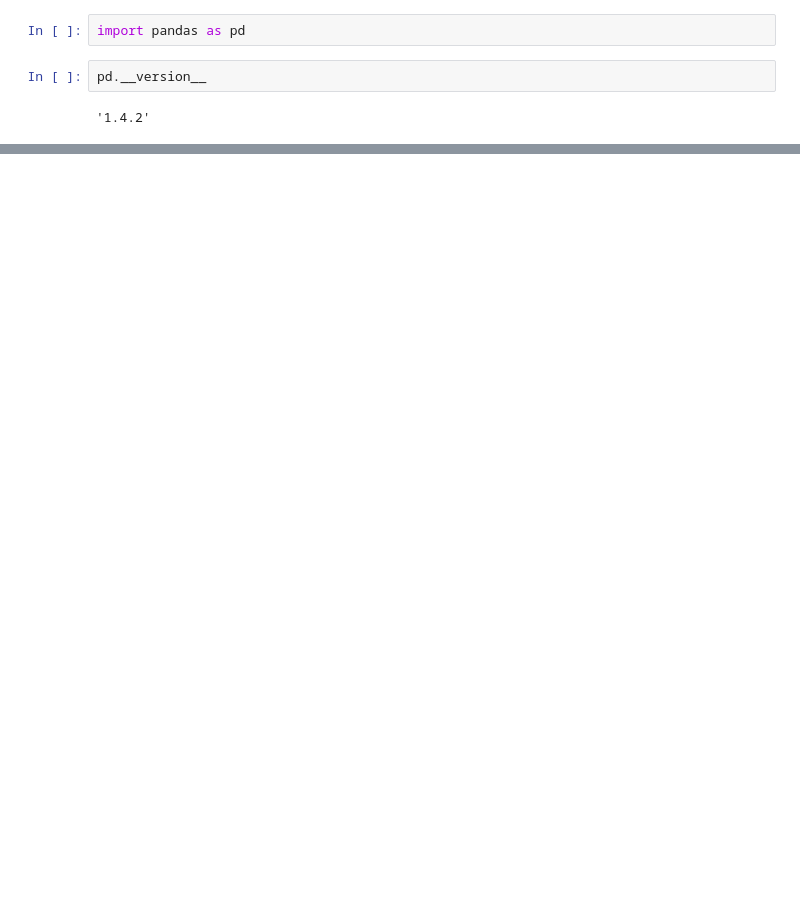
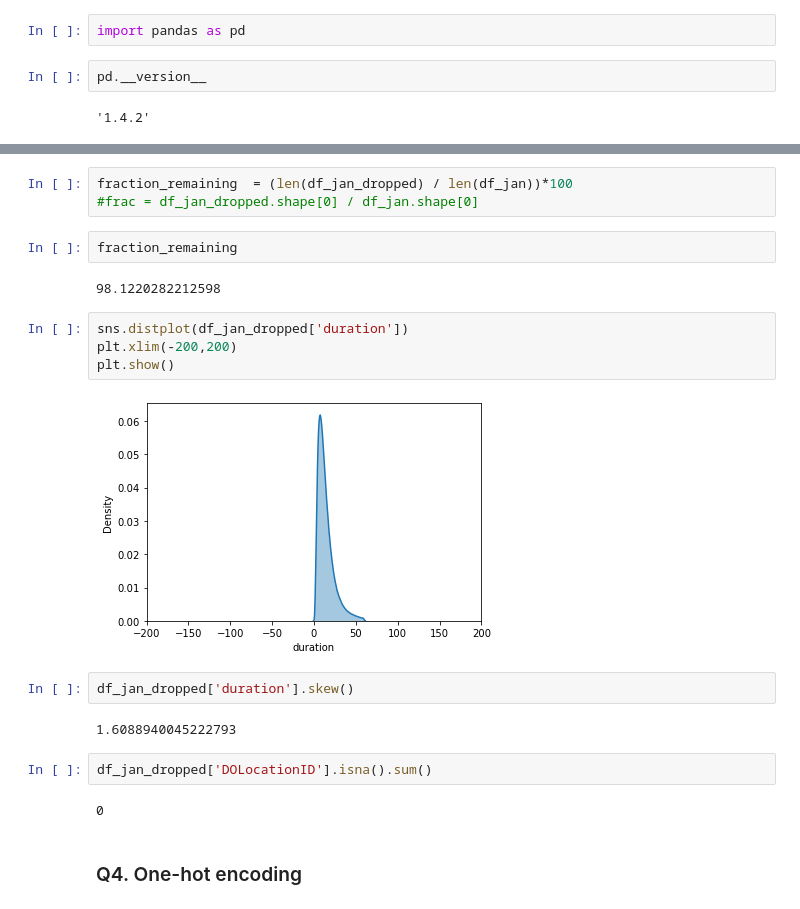
Before and after one commit to swathihg/ML-OPS-2025, a Jupyter notebook: 01-intro/homework.ipynb, the cells around one changed output, grey strips where cells are left out. Cells and saved outputs as stored; diff of their text form; blank space fills up the shorter version.

```diff
--- a/01-intro/homework.ipynb
+++ b/01-intro/homework.ipynb
@@ -37,0 +169,23 @@ sklearn.__version__
+# %%
+fraction_remaining  = (len(df_jan_dropped) / len(df_jan))*100
+#frac = df_jan_dropped.shape[0] / df_jan.shape[0]
+# %%
+fraction_remaining
+# %% [output]
+98.1220282212598
+# %%
+sns.distplot(df_jan_dropped['duration'])
+plt.xlim(-200,200)
+plt.show()
+# %% [output]
+[figure, added]
+# %%
+df_jan_dropped['duration'].skew()
+# %% [output]
+1.6088940045222793
+# %%
+df_jan_dropped['DOLocationID'].isna().sum()
+# %% [output]
+0
+# %% [markdown]
+### Q4. One-hot encoding
```
Also changed, not shown: parts of 44 cells of this notebook.
